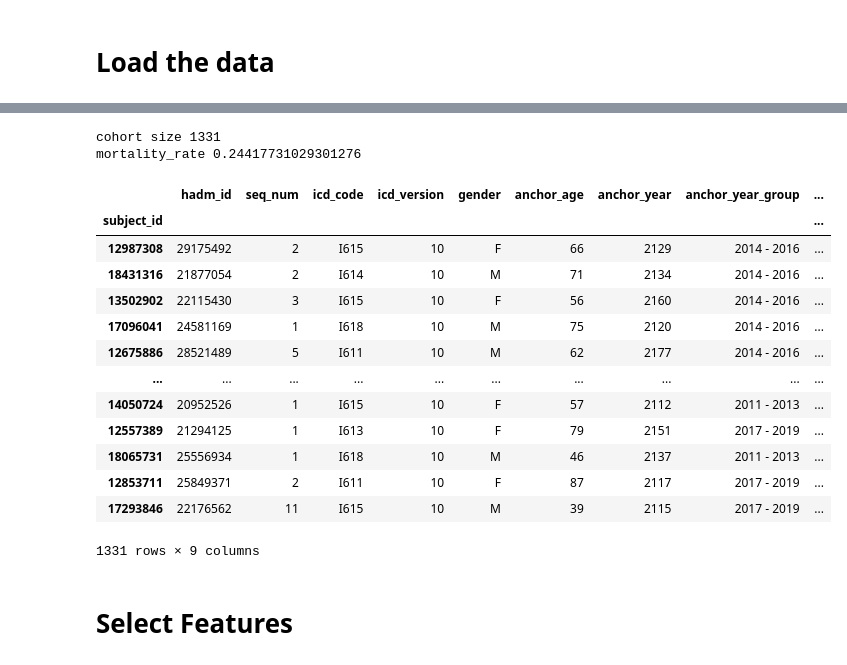
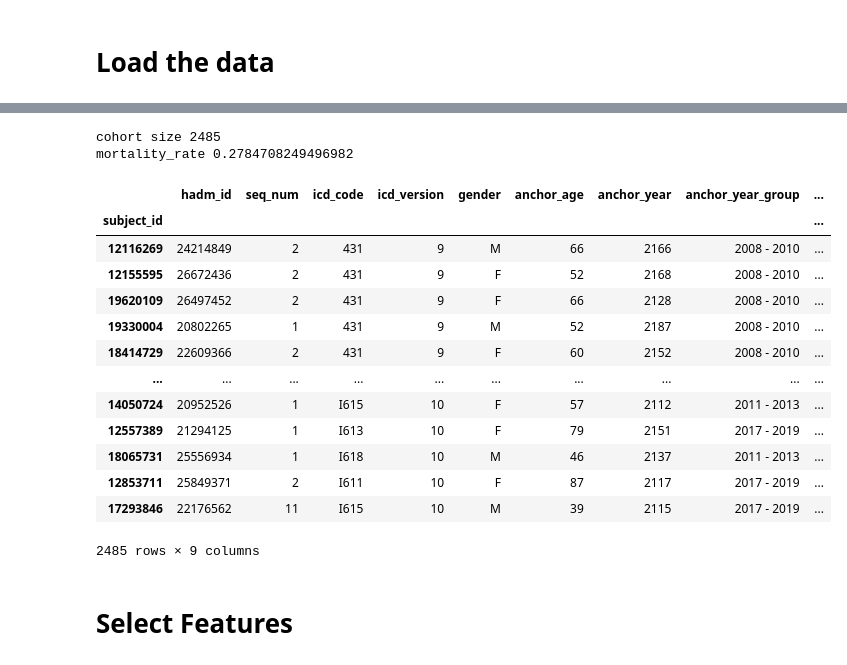
Before and after one commit to Wetiqe/MIMIC_I61, a Jupyter notebook: I61.ipynb, the cells around one changed output, grey strips where cells are left out. Drawn from its saved outputs; the diff is of its cells as text; code cells hidden in the pictures.

Commit message:
update select cohort function

```diff
--- a/I61.ipynb
+++ b/I61.ipynb
@@ -9,3 +13,4 @@ admissions = pd.read_csv('../data/core/admissions.csv')
 patients = pd.read_csv('../data/core/patients.csv')
 diagnose = pd.read_csv('../data/hosp/d_icd_diagnoses.csv')
 subj_diagnose = pd.read_csv('../data/hosp/diagnoses_icd.csv')
+icu_stays = pd.read_csv('../data/icu/icustays.csv')
@@ -12,8 +23,13 @@ subj_diagnose = pd.read_csv('../data/hosp/diagnoses_icd.csv')
+# %%
+icu_ids = icu_stays['subject_id'].unique()
 # %%
-def get_cohort(icd_number):
+def get_icu_cohort(icd10,icd9):
     df1=patients.set_index('subject_id')
-    df2=subj_diagnose[subj_diagnose['icd_code'].str.contains(str(icd_number))].drop_duplicates('subject_id', keep='first').set_index('subject_id')
-    data = df2.join(df1,how='left')
+    df_icd10=subj_diagnose[subj_diagnose['icd_code'].str.contains(str(icd10))]
+    df_icd9 = subj_diagnose[subj_diagnose['icd_code'].str.contains(str(icd9))]
+    df_icdall=pd.concat([df_icd9,df_icd10]).drop_duplicates('subject_id', keep='first')
+    df_icu = df_icdall[df_icdall['subject_id'].isin(icu_ids)].set_index('subject_id')
+    data = df_icu.join(df1,how='left')
     data['dod']=data['dod'].replace(np.nan, 0, regex=True)
     data['dod']=data['dod'].replace('-', 1, regex=True)
 
@@ -22,27 +38,27 @@ def get_cohort(icd_number):
 def mortality_rate(df):
     return np.count_nonzero(df['dod']==1)/len(df['dod'])
 # %%
-cohort = get_cohort('I61')
+cohort = get_icu_cohort('I61',r'^431')
 print('cohort size', cohort.shape[0])
 print('mortality_rate', mortality_rate(cohort))
 cohort
 # %% [output]
-cohort size 1331
-mortality_rate 0.24417731029301276
+cohort size 2485
+mortality_rate 0.2784708249496982
 |  | hadm_id | seq_num | icd_code | icd_version | gender | anchor_age | anchor_year | anchor_year_group | ... |
 | subject_id |  |  |  |  |  |  |  |  | ... |
-| 12987308 | 29175492 | 2 | I615 | 10 | F | 66 | 2129 | 2014 - 2016 | ... |
-| 18431316 | 21877054 | 2 | I614 | 10 | M | 71 | 2134 | 2014 - 2016 | ... |
-| 13502902 | 22115430 | 3 | I615 | 10 | F | 56 | 2160 | 2014 - 2016 | ... |
-| 17096041 | 24581169 | 1 | I618 | 10 | M | 75 | 2120 | 2014 - 2016 | ... |
-| 12675886 | 28521489 | 5 | I611 | 10 | M | 62 | 2177 | 2014 - 2016 | ... |
+| 12116269 | 24214849 | 2 | 431 | 9 | M | 66 | 2166 | 2008 - 2010 | ... |
+| 12155595 | 26672436 | 2 | 431 | 9 | F | 52 | 2168 | 2008 - 2010 | ... |
+| 19620109 | 26497452 | 2 | 431 | 9 | F | 66 | 2128 | 2008 - 2010 | ... |
+| 19330004 | 20802265 | 1 | 431 | 9 | M | 52 | 2187 | 2008 - 2010 | ... |
+| 18414729 | 22609366 | 2 | 431 | 9 | F | 60 | 2152 | 2008 - 2010 | ... |
 | ... | ... | ... | ... | ... | ... | ... | ... | ... | ... |
 | 14050724 | 20952526 | 1 | I615 | 10 | F | 57 | 2112 | 2011 - 2013 | ... |
 | 12557389 | 21294125 | 1 | I613 | 10 | F | 79 | 2151 | 2017 - 2019 | ... |
 | 18065731 | 25556934 | 1 | I618 | 10 | M | 46 | 2137 | 2011 - 2013 | ... |
 | 12853711 | 25849371 | 2 | I611 | 10 | F | 87 | 2117 | 2017 - 2019 | ... |
 | 17293846 | 22176562 | 11 | I615 | 10 | M | 39 | 2115 | 2017 - 2019 | ... |
-1331 rows × 9 columns
+2485 rows × 9 columns
 # %% [markdown]
 # Select Features
 # %%
```
Also changed, not shown: parts of 21 cells of this notebook, 1 other file.
